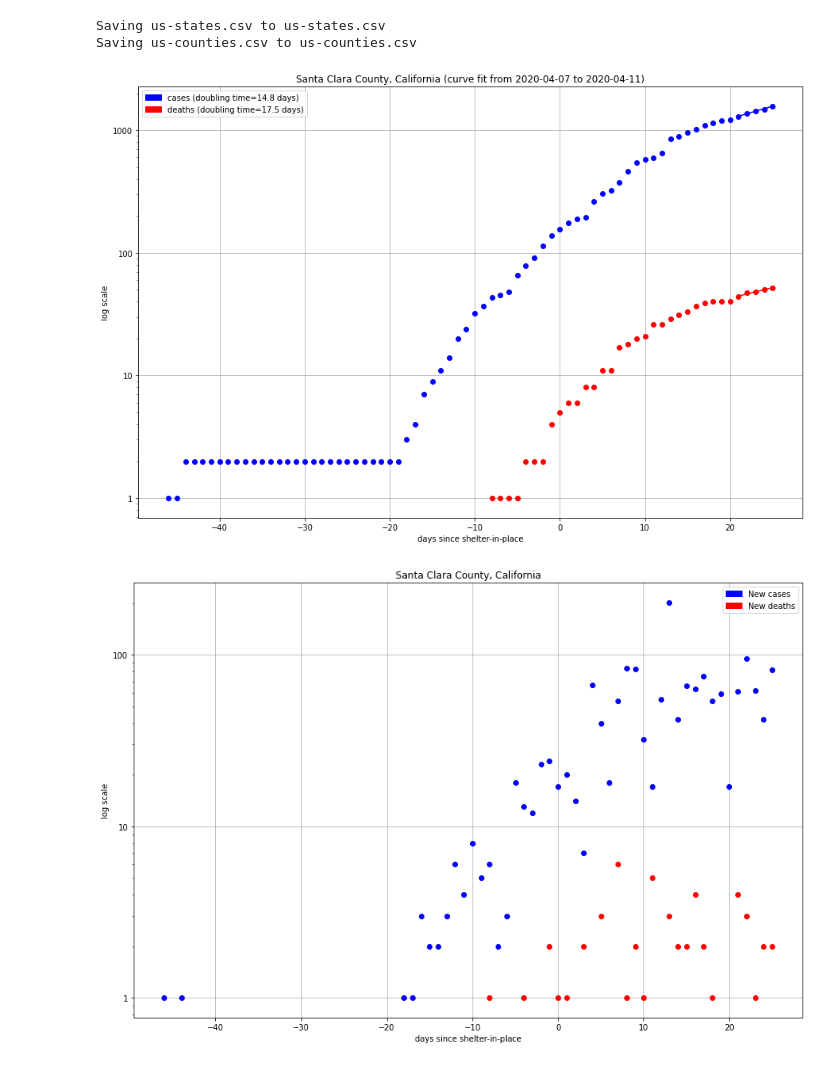
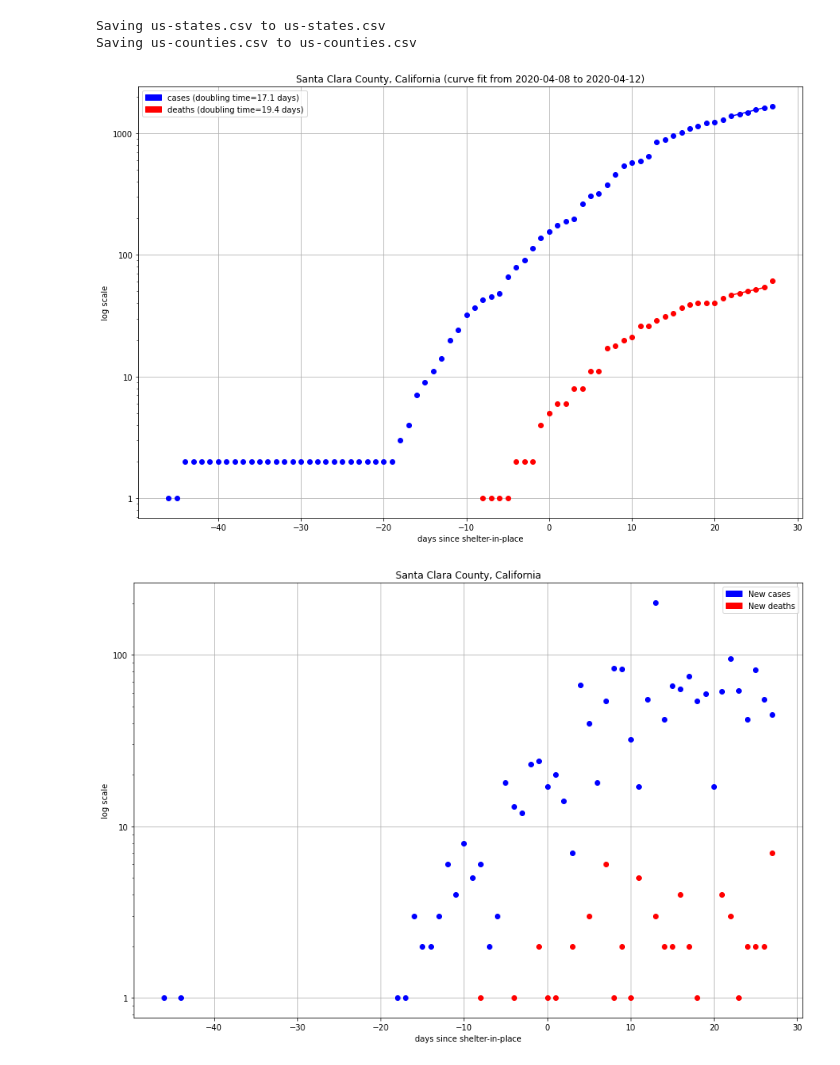
Before and after one commit to trovatore/covid, a Jupyter notebook: Covid.ipynb, the cells around one changed output. Drawn from its saved outputs; the diff is of its cells as text; code cells hidden in the pictures.

```diff
--- a/Covid.ipynb
+++ b/Covid.ipynb
@@ -193,7 +193,7 @@ data_states = None
 if us_states_csv:
   data_states = pd.read_csv(io.StringIO(us_states_csv))
 # %%
-plot_county(data_counties, 'Santa Clara', 'California', '2020-03-17', ['2020-04-07', '2020-04-11'])
+plot_county(data_counties, 'Santa Clara', 'California', '2020-03-17', ['2020-04-08', '2020-04-12'])
 # %% [output]
-[figure, old version]
+[figure, new version]
-[figure, old version]
+[figure, new version]
```
Also changed, not shown: parts of 5 cells of this notebook.
